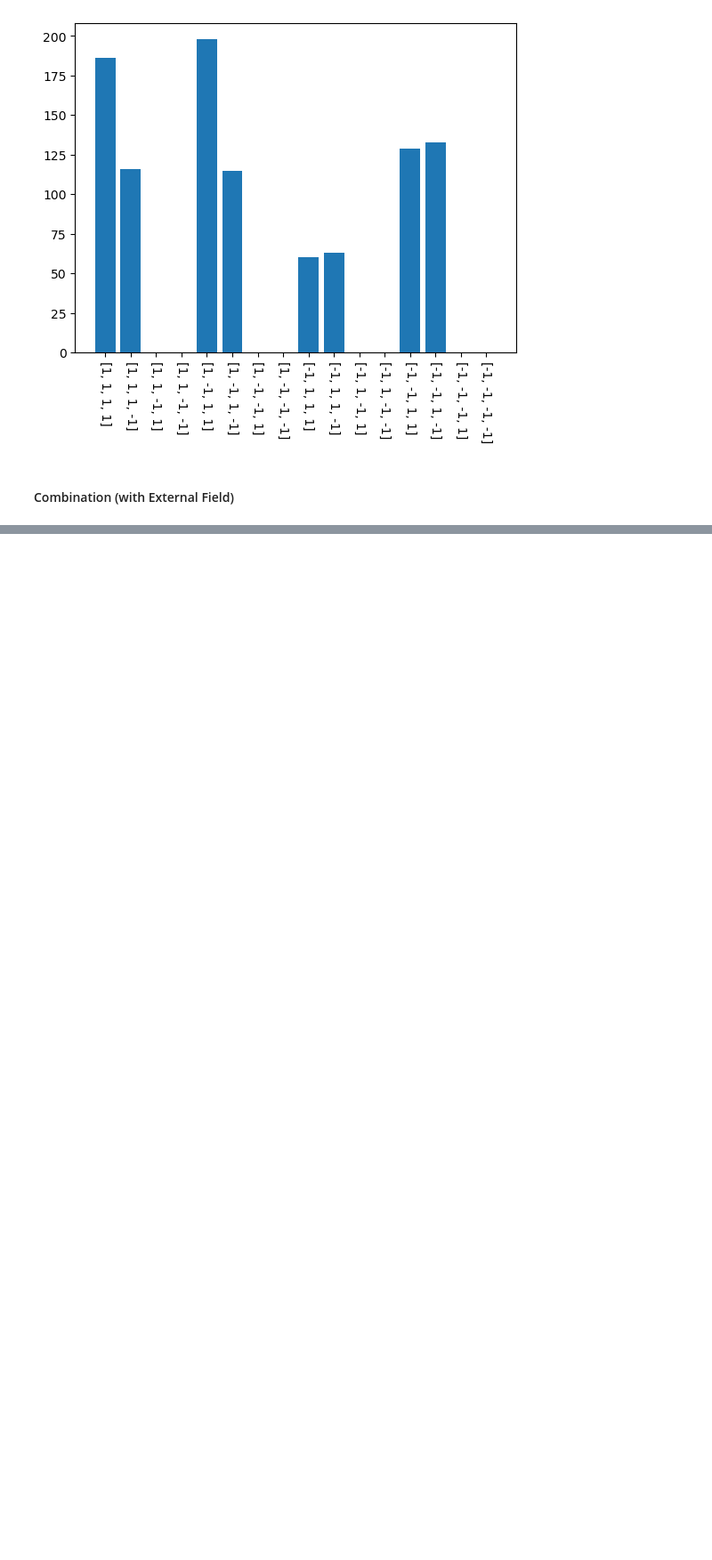
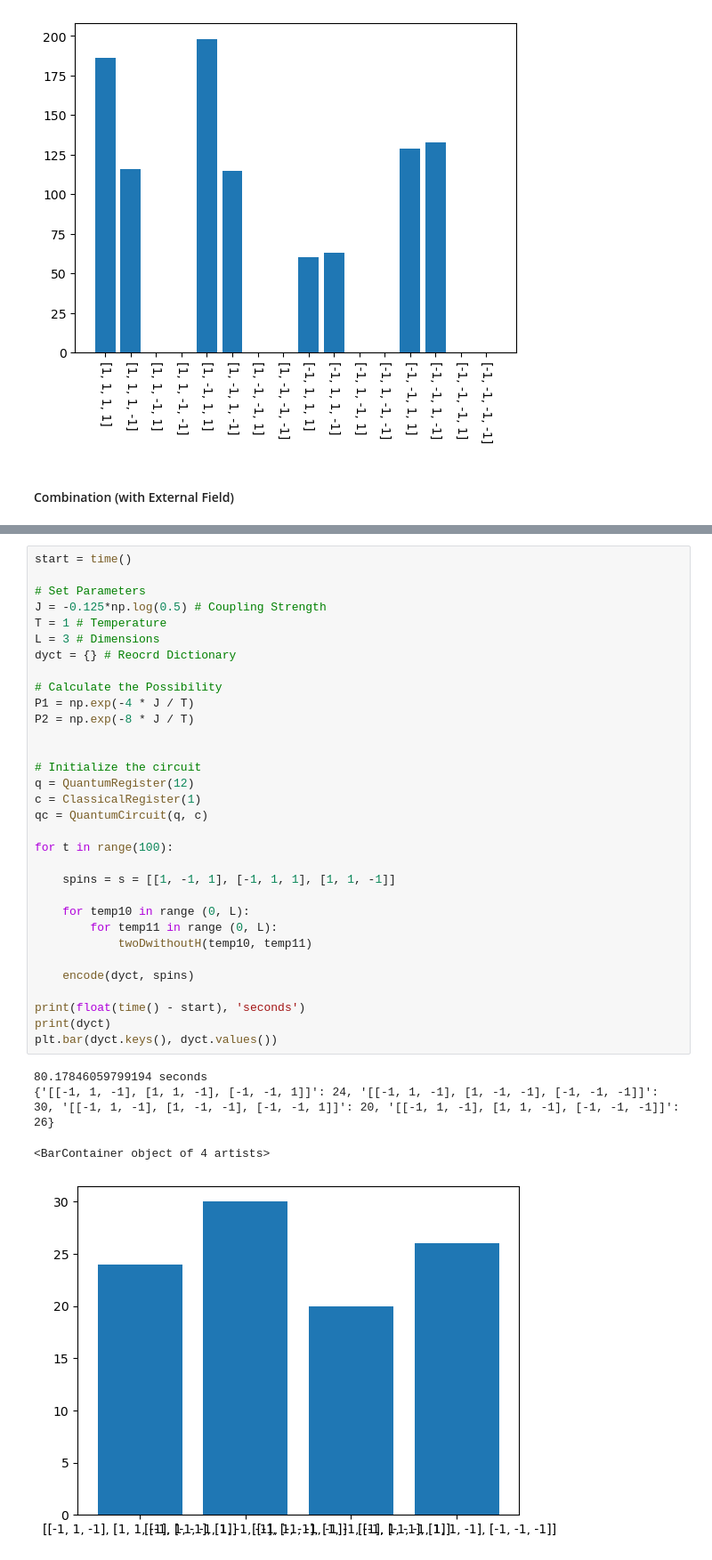
Before and after one commit to ZihanLi26/20041DIsing, a Jupyter notebook: 20041D Ising Code.ipynb, the cells around one changed output, grey strips where cells are left out. Shown at 89% size. Cells and saved outputs as stored; diff of their text form; blank space fills up the shorter version.

```diff
--- a/20041D Ising Code.ipynb
+++ b/20041D Ising Code.ipynb
@@ -1888,0 +2171,37 @@ plt.xticks(ticks = list(dyct.keys()), rotation = 270)
+# %%
+start = time()
+
+# Set Parameters
+J = -0.125*np.log(0.5) # Coupling Strength
+T = 1 # Temperature
+L = 3 # Dimensions
+dyct = {} # Reocrd Dictionary
+
+# Calculate the Possibility
+P1 = np.exp(-4 * J / T)
+P2 = np.exp(-8 * J / T)
+
+
+# Initialize the circuit
+q = QuantumRegister(12)
+c = ClassicalRegister(1)
+qc = QuantumCircuit(q, c)
+
+for t in range(100):
+
+    spins = s = [[1, -1, 1], [-1, 1, 1], [1, 1, -1]]
+
+    for temp10 in range (0, L):
+        for temp11 in range (0, L):
+            twoDwithoutH(temp10, temp11)
+
+    encode(dyct, spins)
+
+print(float(time() - start), 'seconds')
+print(dyct)
+plt.bar(dyct.keys(), dyct.values())
+# %% [output]
+80.17846059799194 seconds
+{'[[-1, 1, -1], [1, 1, -1], [-1, -1, 1]]': 24, '[[-1, 1, -1], [1, -1, -1], [-1, -1, -1]]': 30, '[[-1, 1, -1], [1, -1, -1], [-1, -1, 1]]': 20, '[[-1, 1, -1], [1, 1, -1], [-1, -1, -1]]': 26}
+<BarContainer object of 4 artists>
+[figure, added]
```
Also changed, not shown: parts of 21 cells of this notebook.
